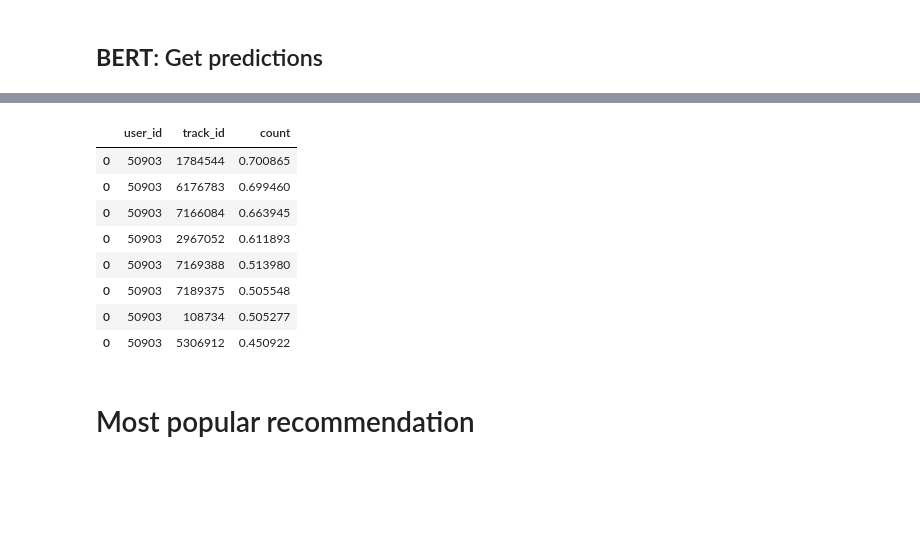
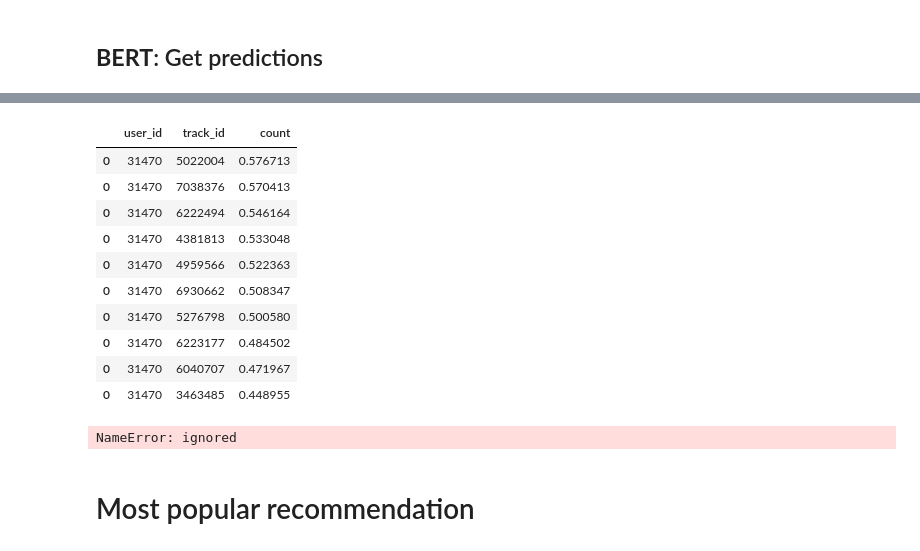
Before and after one commit to Katrin-Leberfinger/Hybrid-gender-debiased-music-recommendation, a Jupyter notebook: AI_MasterThesis_Recommendations_LFM2b.ipynb, the cells around one changed output, grey strips where cells are left out. Drawn from its saved outputs; the diff is of its cells as text; code cells hidden in the pictures; blank space fills up the shorter version.

```diff
--- a/AI_MasterThesis_Recommendations_LFM2b.ipynb
+++ b/AI_MasterThesis_Recommendations_LFM2b.ipynb
@@ -247,6 +247,13 @@ data_interaction.loc[data_interaction['count']>=2., 'count'] = 1.
 #       data_interaction_new = data_interaction_new.append(df)
 
 # data_interaction_new = shuffle(data_interaction_new)
+# %%
+# Remove items with too little playcount
+selected_items = []
+for track_id,df in data_interaction.groupby('track_id'):
+  if len(df) >= 5:
+    selected_items.append(track_id)
+data_interaction = data_interaction.loc[(data_interaction.track_id.isin(selected_items))]
 # %%
 # remove user with too little playcount
 # add negative samples
@@ -291,3 +295,19 @@ val_fold = 2
 data_interaction_train = data_interaction_new.loc[((data_interaction_new.fold != test_fold) & (data_interaction_new.fold != val_fold)), ['user_id', 'track_id', 'count', 'lyrics_cleaned', 'tags', 'abstract']]
 data_interaction_test = data_interaction_new.loc[data_interaction_new.fold == test_fold, ['user_id', 'track_id', 'count', 'lyrics_cleaned', 'tags', 'abstract']]
 data_interaction_val = data_interaction_new.loc[data_interaction_new.fold == val_fold,  ['user_id', 'track_id', 'count', 'lyrics_cleaned', 'tags', 'abstract']]
+# %%
+# itermin solution (maybe change later)
+selected_user = []
+for user_id,df in data_interaction_test.groupby('user_id'):
+  #df = df.append(data_interaction_one[data_interaction_one.user_id == user_id])
+  df_tmp = df.merge(data_tracks_tags_lyrics[['track_id']].drop_duplicates(), how = 'right').drop_duplicates()
+  items_to_ignore = data_interaction_train[data_interaction_train[user_col] == user_id][item_col].values
+  df_tmp = df_tmp[~df_tmp['track_id'].isin(items_to_ignore)]
+  neg_list = list(set(df_tmp.loc[df_tmp.isna().any(axis=1),].track_id.values))
+  df_neg = pd.DataFrame({'user_id': user_id, 'track_id':neg_list, 'count':0})
+  data_interaction_test=data_interaction_test.append(df_neg)
+  if df['count'].sum() >= 10:
+    selected_user.append(user_id)
+
+
+data_interaction_test = data_interaction_test[['user_id', 'track_id', 'count']].merge(data_tracks_tags_lyrics[['track_id', 'lyrics_cleaned', 'tags', 'abstract']], on = 'track_id', how = 'left').drop_duplicates()
@@ -297,16 +320,2 @@ import random
 selected_user = random.sample(list(data_interaction_test.user_id.unique()), 500)
 data_interaction_test = data_interaction_test.loc[(data_interaction_test.user_id.isin(selected_user))]
-# %%
-# itermin solution (maybe change later)
-selected_user = []
-for user_id,df in data_interaction_test.groupby('user_id'):
-  if df['count'].sum() > 10:
-    df = df.append(data_interaction_one[data_interaction_one.user_id == user_id])
-    df_tmp = df.merge(data_tracks_tags_lyrics[['track_id']].drop_duplicates(), how = 'right').drop_duplicates()
-    neg_list = list(df_tmp.loc[df_tmp.isna().any(axis=1),].track_id.values)
-    df_neg = pd.DataFrame({'user_id': user_id, 'track_id':neg_list, 'count':0})
-    data_interaction_test=data_interaction_test.append(df_neg)
-    selected_user.append(user_id)
-
-
-data_interaction_test = data_interaction_test[['user_id', 'track_id', 'count']].merge(data_tracks_tags_lyrics[['track_id', 'lyrics_cleaned', 'tags', 'abstract']], on = 'track_id', how = 'left').drop_duplicates()
@@ -486,7 +496,7 @@ from transformers import get_linear_schedule_with_warmup
 model = model_bert.to(device)
 
 num_epochs=5
-batch_size=32
+batch_size=64
 
 dataloader_train=DataLoader(dataset=dataset_train,batch_size=batch_size)
 dataloader_val=DataLoader(dataset=dataset_val,batch_size=batch_size)
@@ -677,15 +690,17 @@ res[(res.user_id == 11876)].sort_values('count', ascending = False)#.head(10)
 # %%
-res[res.user_id == 50903].sort_values('count', ascending = False)#.head(10)
+res[res.user_id == 31470].sort_values('count', ascending = False)#.head(10)
 # %% [output]
 |  | user_id | track_id | count |
-| 0 | 50903 | 1784544 | 0.700865 |
-| 0 | 50903 | 6176783 | 0.699460 |
-| 0 | 50903 | 7166084 | 0.663945 |
-| 0 | 50903 | 2967052 | 0.611893 |
-| 0 | 50903 | 7169388 | 0.513980 |
-| 0 | 50903 | 7189375 | 0.505548 |
-| 0 | 50903 | 108734 | 0.505277 |
-| 0 | 50903 | 5306912 | 0.450922 |
+| 0 | 31470 | 5022004 | 0.576713 |
+| 0 | 31470 | 7038376 | 0.570413 |
+| 0 | 31470 | 6222494 | 0.546164 |
+| 0 | 31470 | 4381813 | 0.533048 |
+| 0 | 31470 | 4959566 | 0.522363 |
+| 0 | 31470 | 6930662 | 0.508347 |
+| 0 | 31470 | 5276798 | 0.500580 |
+| 0 | 31470 | 6223177 | 0.484502 |
+| 0 | 31470 | 6040707 | 0.471967 |
+| 0 | 31470 | 3463485 | 0.448955 |
 # %%
 topn=100
 results = []
@@ -693,3 +708,5 @@ results_df = pd.DataFrame(columns = [user_col, item_col, rating_col])
 
 for user, user_prediction in res.groupby('user_id'):
     results_df = results_df.append(user_prediction.sort_values('count', ascending=False).head(topn))
+# %% [output]
+NameError: ignored
```
Also changed, not shown: parts of 23 cells of this notebook.
